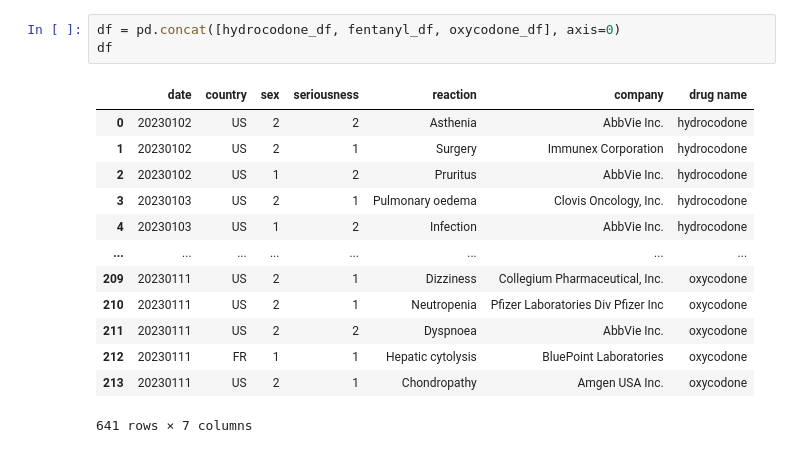
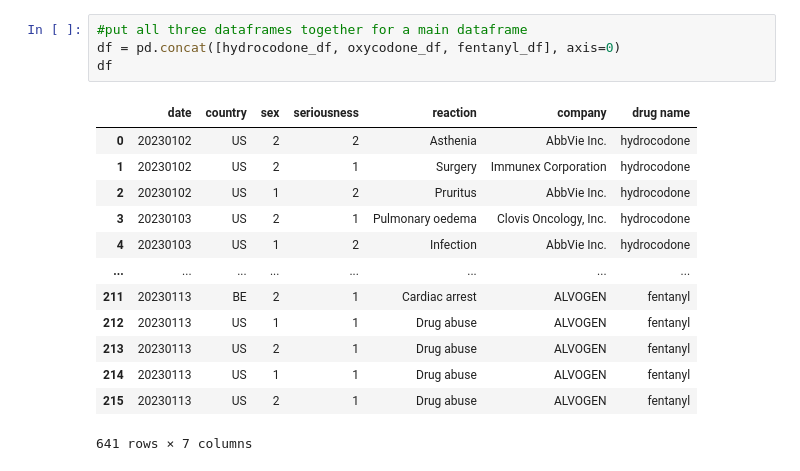
Before and after one commit to EBPaz/Adverse_Drug_Events_In_Pain_Medications, a Jupyter notebook: Eva/main dataframe.ipynb, the cells around one changed output. Cells and saved outputs as stored; diff of their text form.

```diff
--- a/Eva/main dataframe.ipynb
+++ b/Eva/main dataframe.ipynb
@@ -234,18 +255,19 @@ oxycodone_df
 # %%
-df = pd.concat([hydrocodone_df, fentanyl_df, oxycodone_df], axis=0)
+#put all three dataframes together for a main dataframe
+df = pd.concat([hydrocodone_df, oxycodone_df, fentanyl_df], axis=0)
 df
 # %% [output]
 |  | date | country | sex | seriousness | reaction | company | drug name |
 | 0 | 20230102 | US | 2 | 2 | Asthenia | AbbVie Inc. | hydrocodone |
 | 1 | 20230102 | US | 2 | 1 | Surgery | Immunex Corporation | hydrocodone |
 | 2 | 20230102 | US | 1 | 2 | Pruritus | AbbVie Inc. | hydrocodone |
 | 3 | 20230103 | US | 2 | 1 | Pulmonary oedema | Clovis Oncology, Inc. | hydrocodone |
 | 4 | 20230103 | US | 1 | 2 | Infection | AbbVie Inc. | hydrocodone |
 | ... | ... | ... | ... | ... | ... | ... | ... |
-| 209 | 20230111 | US | 2 | 1 | Dizziness | Collegium Pharmaceutical, Inc. | oxycodone |
-| 210 | 20230111 | US | 2 | 1 | Neutropenia | Pfizer Laboratories Div Pfizer Inc | oxycodone |
-| 211 | 20230111 | US | 2 | 2 | Dyspnoea | AbbVie Inc. | oxycodone |
-| 212 | 20230111 | FR | 1 | 1 | Hepatic cytolysis | BluePoint Laboratories | oxycodone |
-| 213 | 20230111 | US | 2 | 1 | Chondropathy | Amgen USA Inc. | oxycodone |
+| 211 | 20230113 | BE | 2 | 1 | Cardiac arrest | ALVOGEN | fentanyl |
+| 212 | 20230113 | US | 1 | 1 | Drug abuse | ALVOGEN | fentanyl |
+| 213 | 20230113 | US | 2 | 1 | Drug abuse | ALVOGEN | fentanyl |
+| 214 | 20230113 | US | 1 | 1 | Drug abuse | ALVOGEN | fentanyl |
+| 215 | 20230113 | US | 2 | 1 | Drug abuse | ALVOGEN | fentanyl |
 641 rows × 7 columns
 # %%
```
Also changed, not shown: parts of 23 cells of this notebook.
